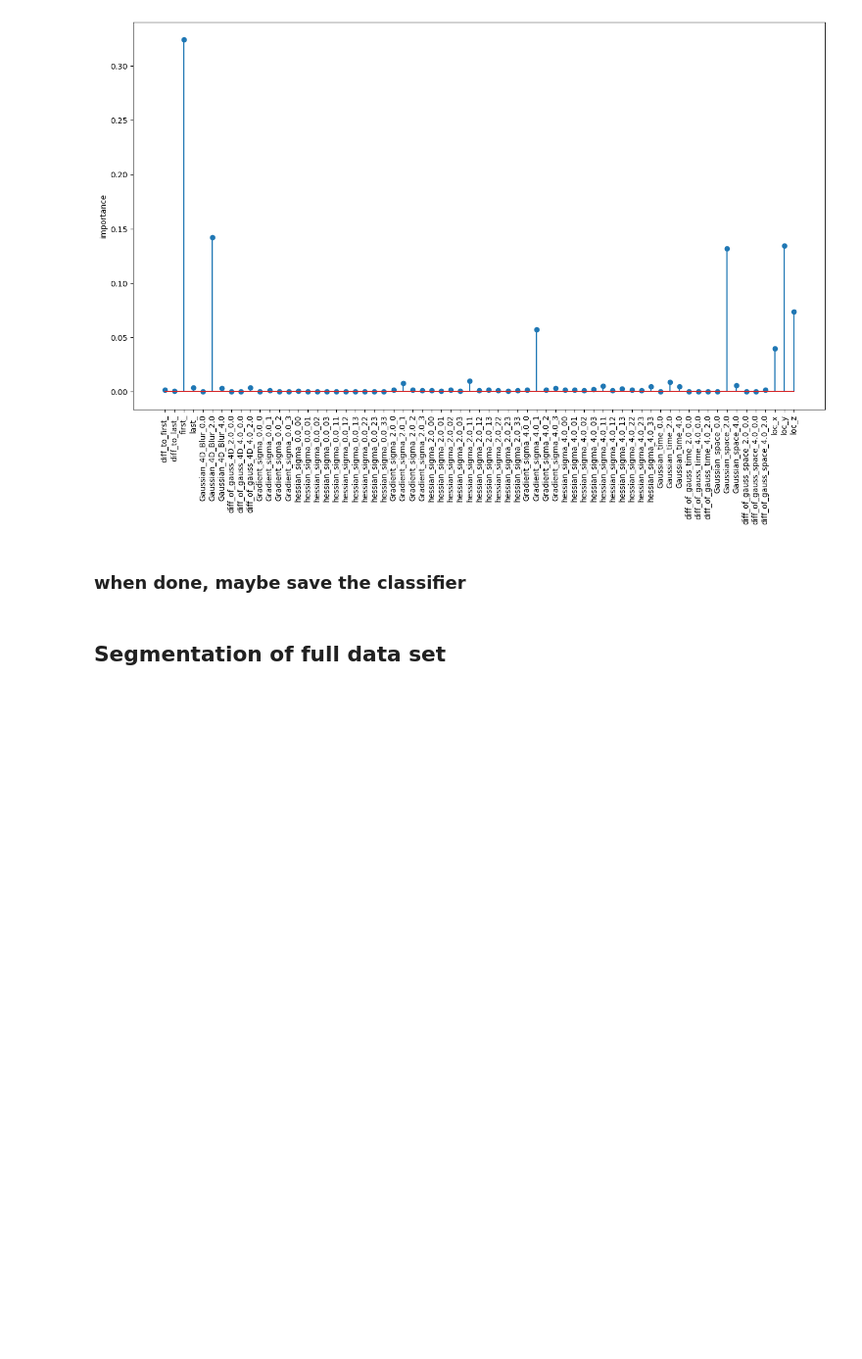
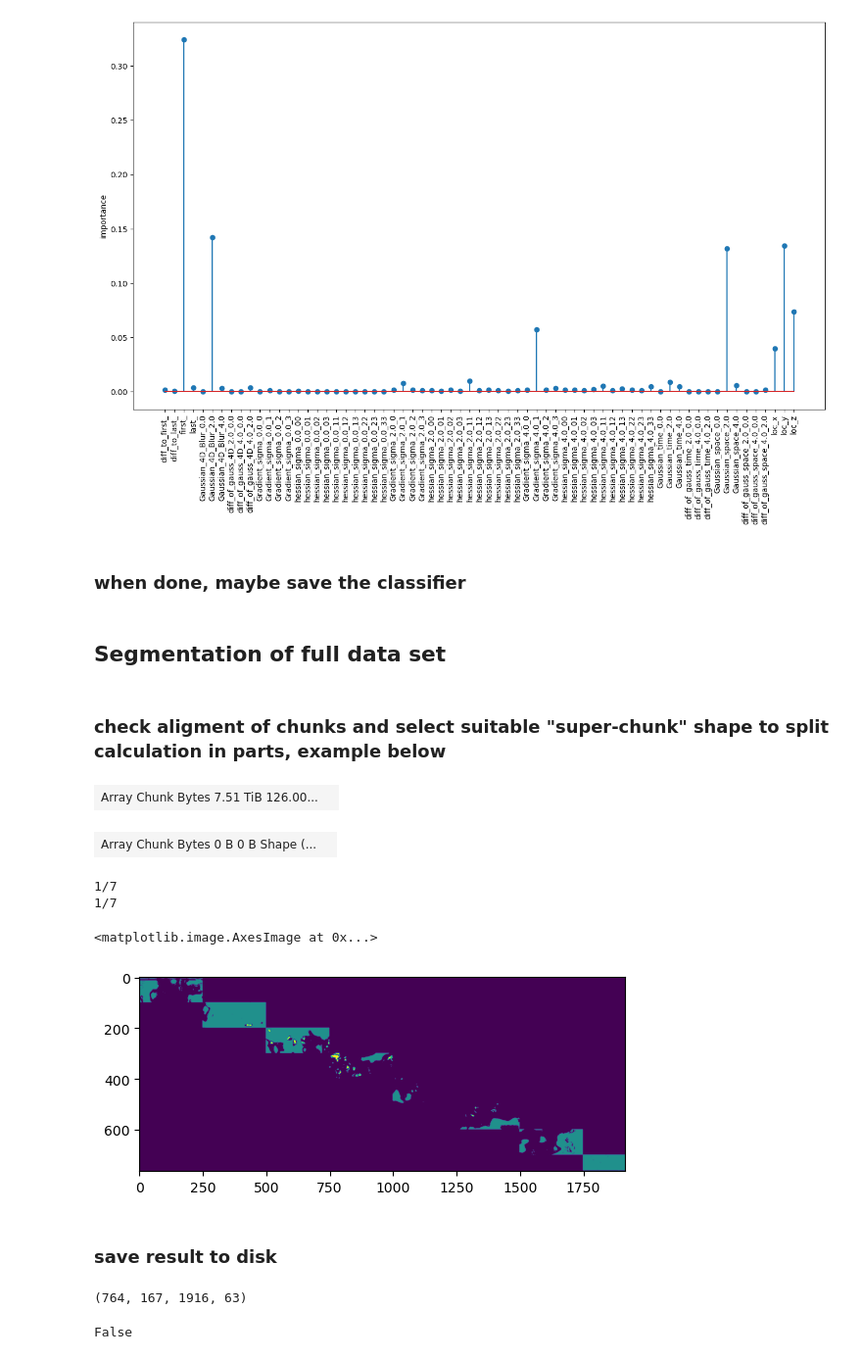
Before and after one commit to Pescatore23/co2ely-tomcat, a Jupyter notebook: data_analysis/04b_ML_membrane_segmentation.ipynb, the cells around one changed output. Shown at 98% size. Saved outputs shown, nothing was run; the diff lists cells and outputs as text; code cells hidden in the pictures; blank space fills up the shorter version.

```diff
--- a/data_analysis/04b_ML_membrane_segmentation.ipynb
+++ b/data_analysis/04b_ML_membrane_segmentation.ipynb
@@ -353,0 +402,51 @@ pickle.dump(TS.training_dict, open(os.path.join(TS.training_path, 'training_dict
+# %% [markdown]
+### check aligment of chunks and select suitable "super-chunk" shape to split calculation in parts, example below
+# %%
+feat = IF.feature_stack
+# %%
+feat
+# %% [output]
+| Array Chunk Bytes 7.51 TiB 126.00... |  |
+# %%
+i = 7
+dim1 = 120
+dim2 = int(2.5*dim1)
+feat[i*dim1:(i+1)*dim1,:,i*dim2:(i+1)*dim2,:,:] #select all features and all time steps, but you are free in space; als large as possible and as small as necessary. limit is the available RAM to collect the dask result
+# %% [output]
+| Array Chunk Bytes 0 B 0 B Shape (... |  |
+# %%
+segs = np.zeros(feat.shape[:4])
+# %%
+limit = 7
+
+for i in range(limit):
+    for j in range(limit):
+        print(str(i+1)+'/'+str(limit))
+        print(str(j+1)+'/'+str(limit))
+        part = feat[i*dim1:(i+1)*dim1,:,j*dim2:(j+1)*dim2,:,:].compute()
+        shp = part.shape
+        num_feat = part.shape[-1]
+        part = part.reshape(-1,num_feat)
+
+        print('segmenting')
+        seg = clf.predict(part)
+        seg = seg.reshape(shp[:4]).astype(np.uint8)
+
+        if i < limit-1 and j < limit-1:
+            segs[i*dim1:(i+1)*dim1,:,j*dim2:(j+1)*dim2,:] = seg
+        elif i < limit-1:
+            segs[i*dim1:(i+1)*dim1,:,j*250:,:] = seg
+        elif j < limit-1:
+            segs[i*dim1:(i+1)*dim1,:,j*dim2:,:] = seg
+        else:
+            segs[i*dim1:,:,j*dim2:,:] = seg
+# %% [output]
+1/7
+1/7
+# %%
+plt.imshow(segs[:,100,:, 50])
+# %% [output]
+<matplotlib.image.AxesImage at 0x...>
+[figure, added]
+# %% [markdown]
+### save result to disk
@@ -353,0 +465,8 @@ pickle.dump(TS.training_dict, open(os.path.join(TS.training_path, 'training_dict
+# %%
+segs.shape
+# %% [output]
+(764, 167, 1916, 63)
+# %%
+i < limit-1
+# %% [output]
+False
```
Also changed, not shown: parts of 17 cells of this notebook.
